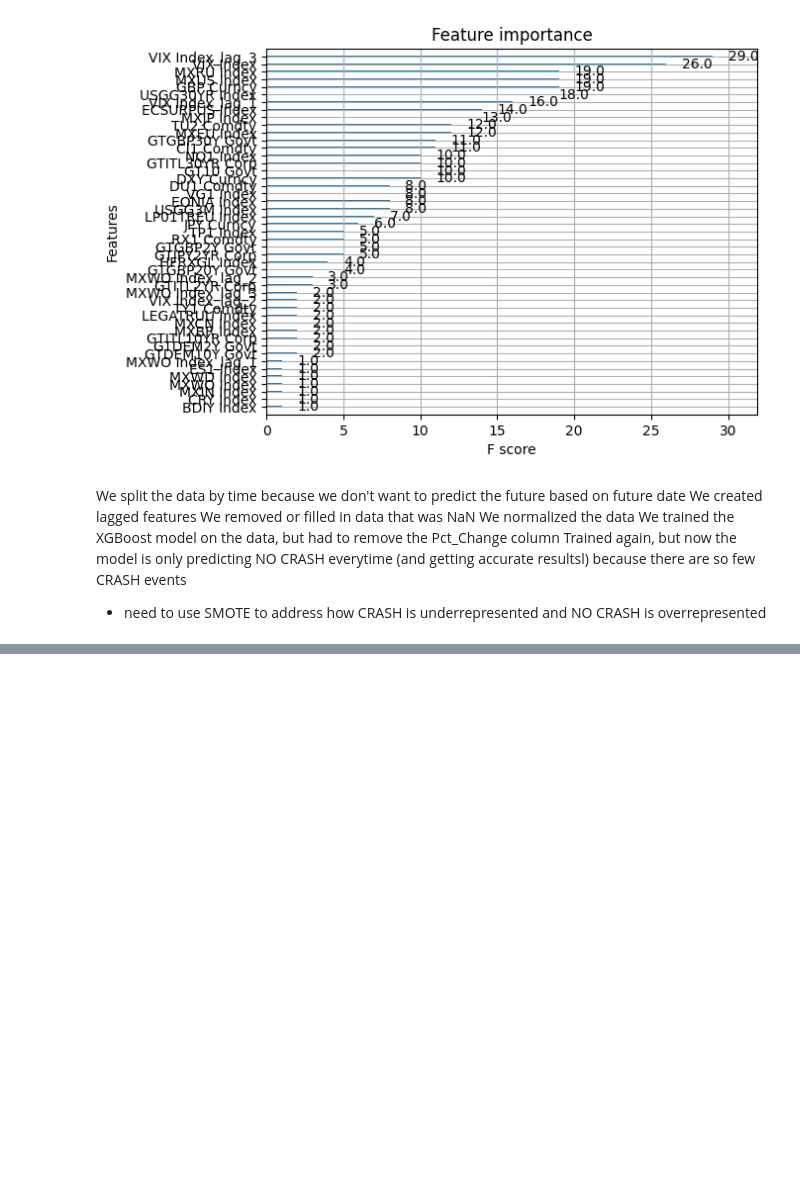
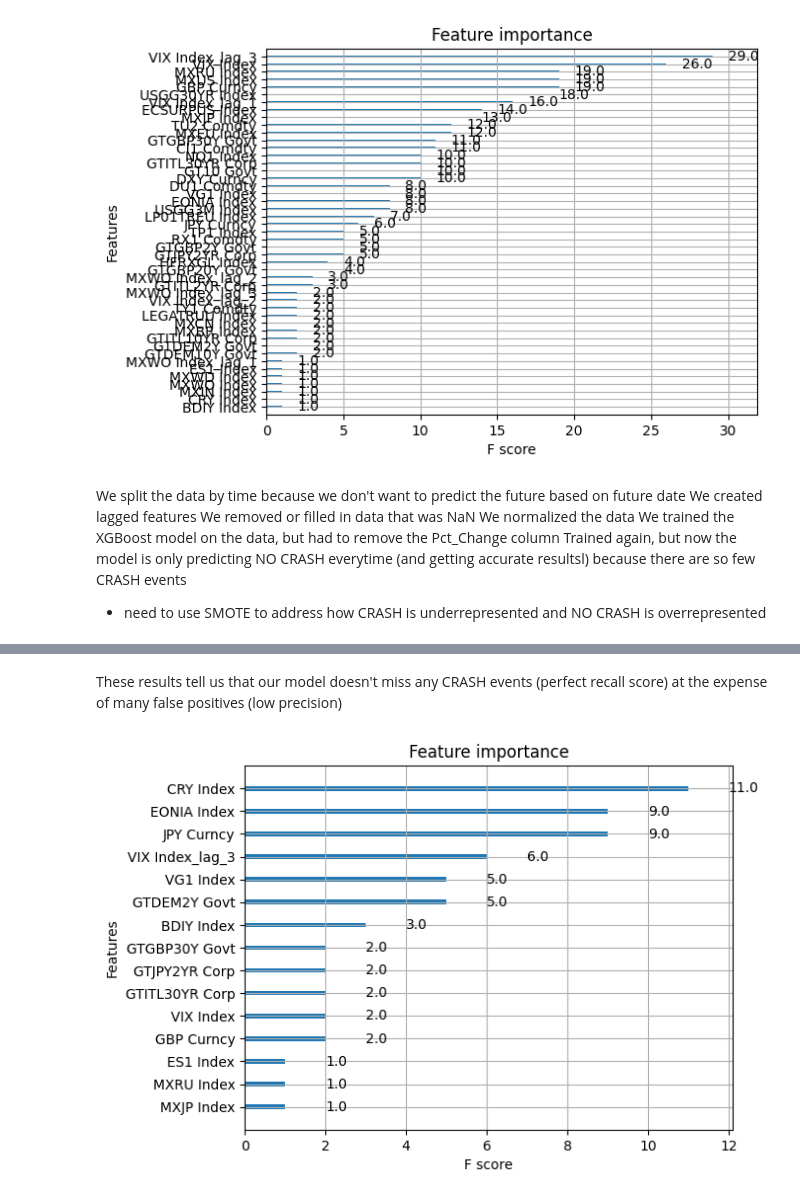
Before and after one commit to stonewerner/market-anomaly, a Jupyter notebook: market_anomaly.ipynb, the cells around one changed output, grey strips where cells are left out. Drawn from its saved outputs; the diff is of its cells as text; code cells hidden in the pictures; blank space fills up the shorter version.

Commit message:
finished training model in notebook

```diff
--- a/market_anomaly.ipynb
+++ b/market_anomaly.ipynb
@@ -278,0 +302,20 @@ Trained again, but now the model is only predicting NO CRASH everytime (and gett
+# %%
+from imblearn.under_sampling import RandomUnderSampler
+
+rus = RandomUnderSampler(random_state=42)
+X_train_resampled, y_train_resampled = rus.fit_resample(X_train, y_train)
+# %%
+
+# Train the model with resampled data
+model = XGBClassifier(random_state=42, eval_metric='aucpr')
+model.fit(X_train_resampled, y_train_resampled)
+
+# Make predictions
+y_pred = model.predict(X_test)
+y_pred_proba = model.predict_proba(X_test)[:, 1]
+
+# Evaluate the model
+from sklearn.metrics import classification_report, roc_auc_score
+print("Classification Report:")
+print(classification_report(y_test, y_pred))
+print("ROC-AUC Score:", roc_auc_score(y_test, y_pred_proba))
@@ -278,0 +334,10 @@ Trained again, but now the model is only predicting NO CRASH everytime (and gett
+# %% [markdown]
+These results tell us that our model doesn't miss any CRASH events (perfect recall score) at the expense of many false positives (low precision)
+# %%
+from xgboost import plot_importance
+import matplotlib.pyplot as plt
+
+plot_importance(model)
+plt.show()
+# %% [output]
+[figure, added]
```
Also changed, not shown: parts of 6 cells of this notebook.
